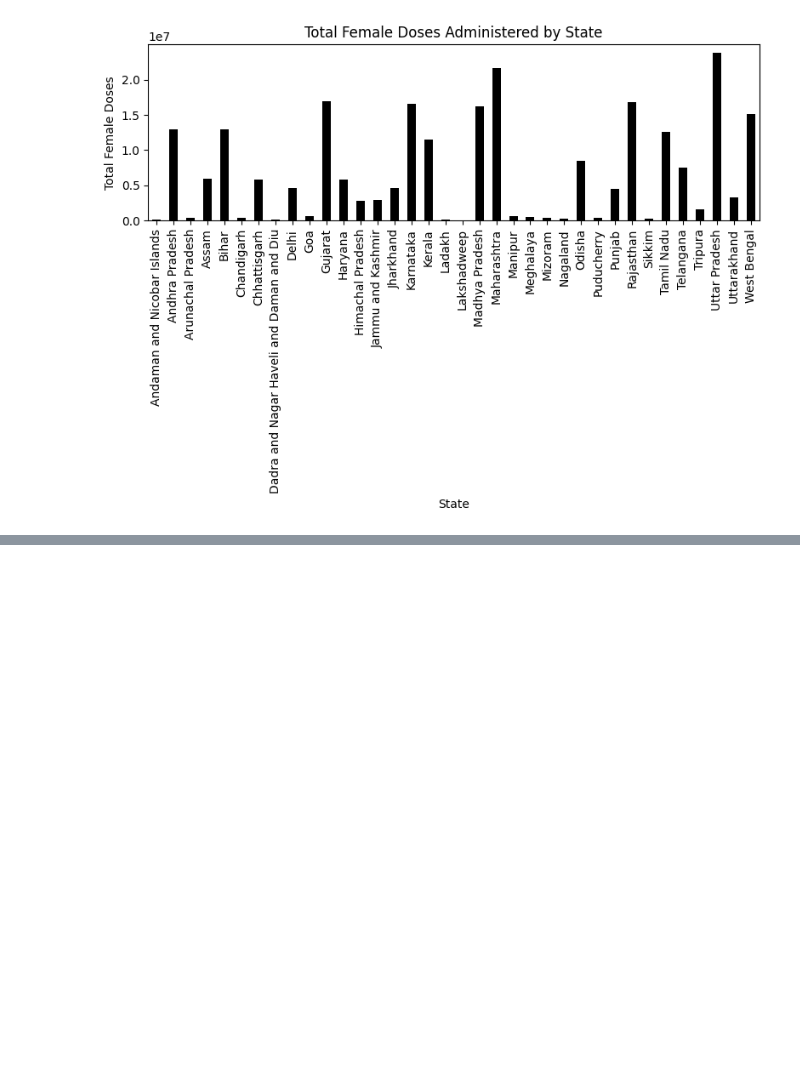
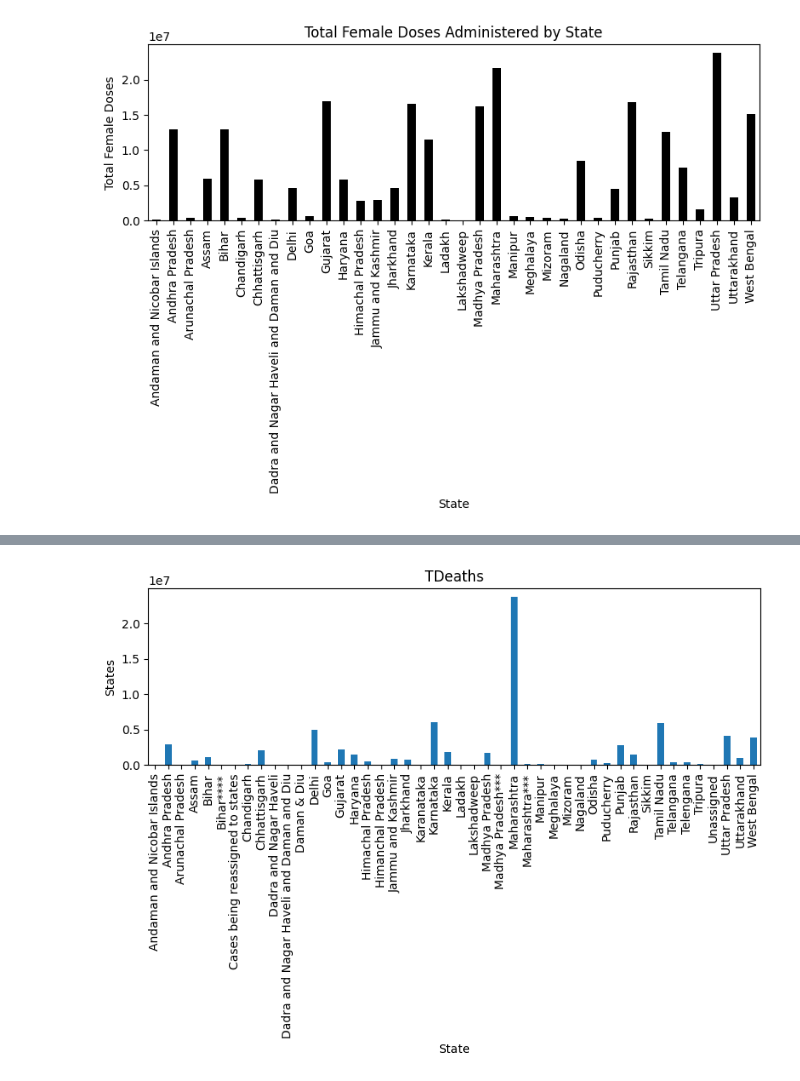
Before and after one commit to sahil3241/Covid-Analysis, a Jupyter notebook: a4.ipynb, the cells around one changed output, grey strips where cells are left out. Cells and saved outputs as stored; diff of their text form; code cells hidden in the pictures; blank space fills up the shorter version.

```diff
--- a/a4.ipynb
+++ b/a4.ipynb
@@ -176,0 +177,4 @@ plt.show()
+# %%
+covid1 =pd.read_csv('covid_vaccine_statewise.csv')
+covid_deaths = pd.read_csv('covid_19_india.csv')
+covid_test = pd.read_csv('StatewiseTestingDetails.csv')
@@ -176,0 +197,3 @@ plt.show()
+# %%
+D_stateGroupby = covid_deaths.groupby(by='State/UnionTerritory')['Deaths'].sum()
+D_stateGroupby.head(100)
@@ -176,0 +218,11 @@ plt.show()
+# %%
+plt.figure(figsize=(8, 6))
+D_stateGroupby.plot(kind='bar')
+plt.title('TDeaths')
+plt.xlabel('State')
+plt.ylabel('States')
+plt.xticks(rotation=90)
+plt.tight_layout()
+plt.show()
+# %% [output]
+[figure, added]
```
Also changed, not shown: parts of 21 cells of this notebook, 1 other file.
